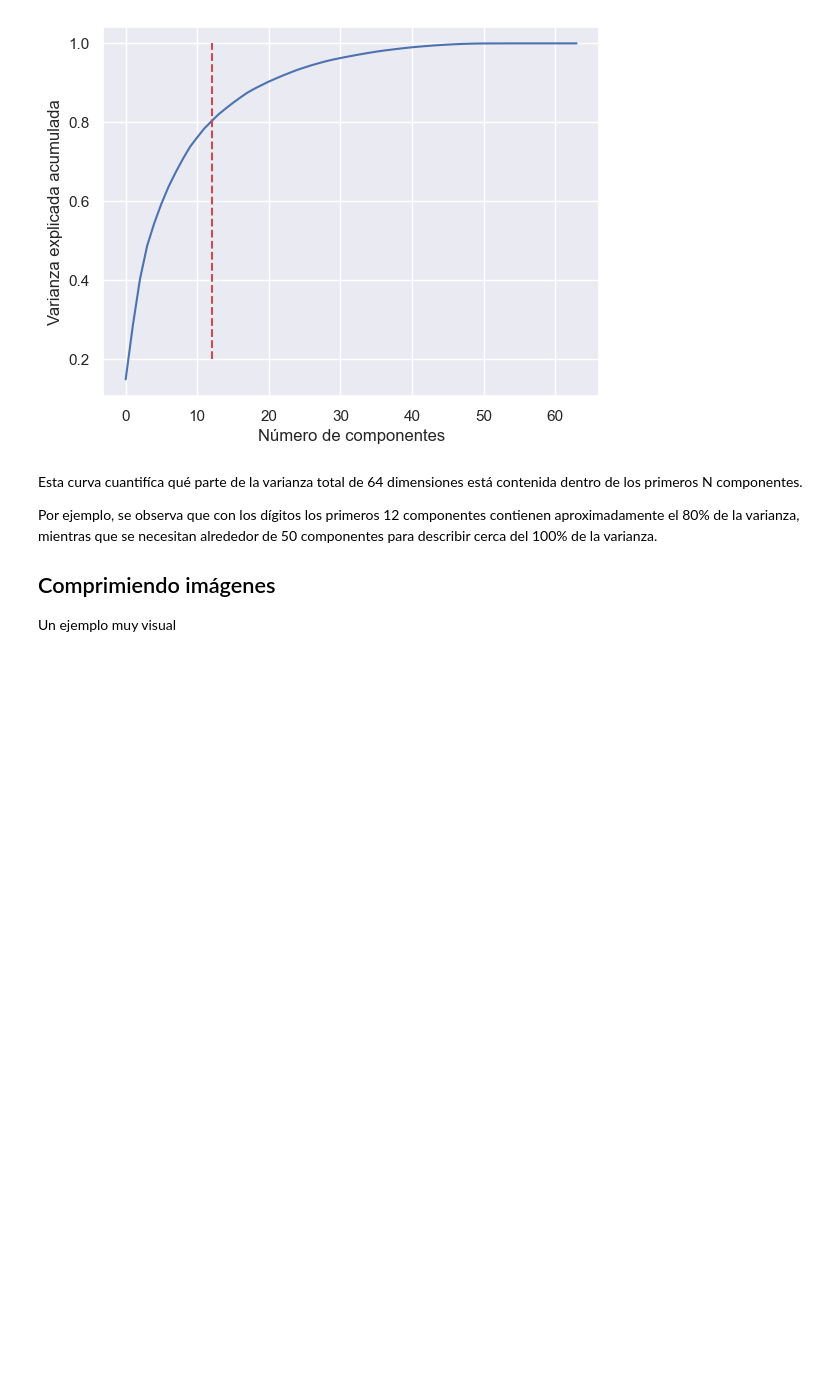
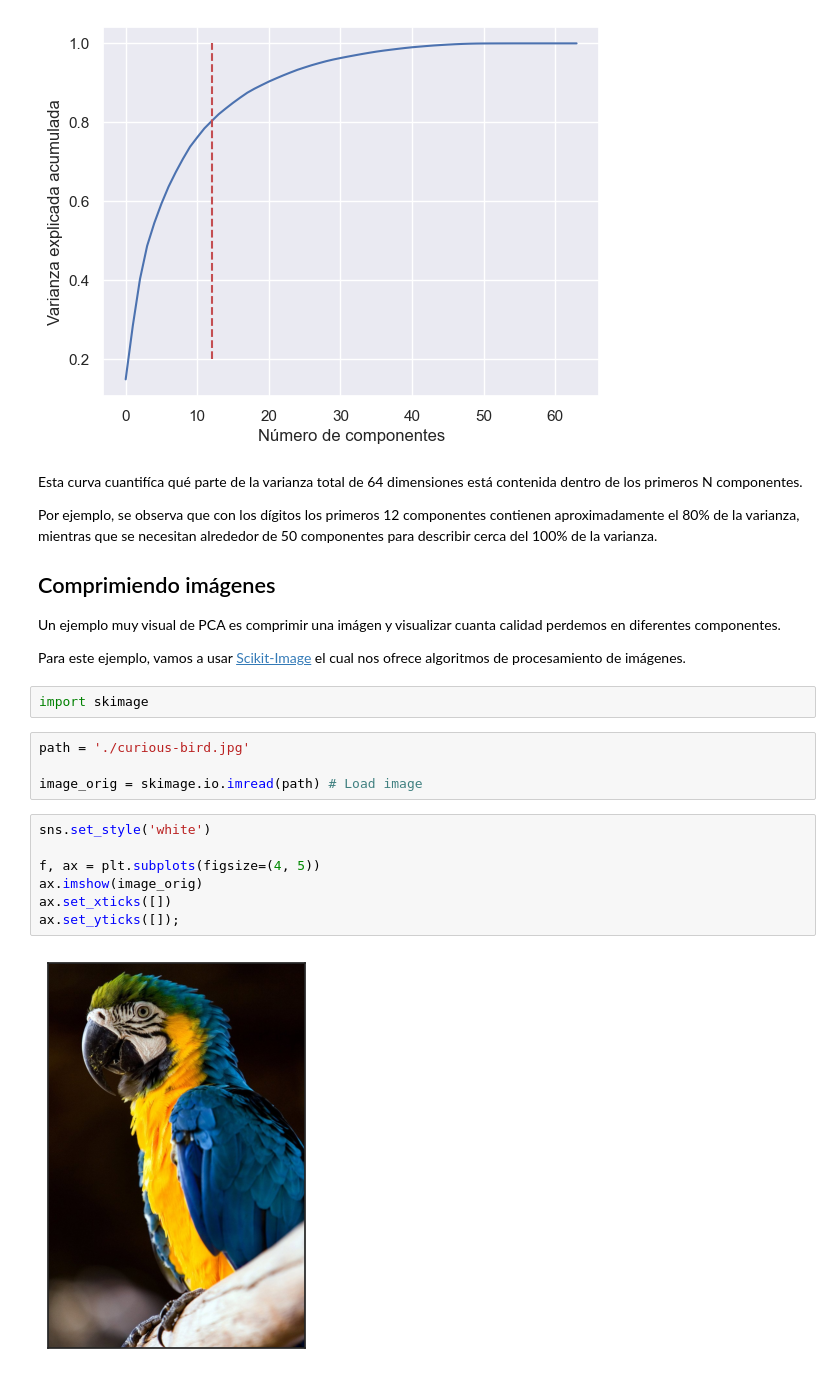
Before and after one commit to jcruz-ferreyra/aprMaqI_CEIA, a Jupyter notebook: clase6/jupyter_notebooks/pca.ipynb, the cells around one changed output. Drawn from its saved outputs; the diff is of its cells as text; blank space fills up the shorter version.

```diff
--- a/clase6/jupyter_notebooks/pca.ipynb
+++ b/clase6/jupyter_notebooks/pca.ipynb
@@ -230,4 +227,21 @@ Por ejemplo, se observa que con los dígitos los primeros 12 componentes contien
 
 ## Comprimiendo imágenes
 
-Un ejemplo muy visual
+Un ejemplo muy visual de PCA es comprimir una imágen y visualizar cuanta calidad perdemos en diferentes componentes.
+
+Para este ejemplo, vamos a usar [Scikit-Image](https://scikit-image.org/) el cual nos ofrece algoritmos de procesamiento de imágenes.
+# %%
+import skimage
+# %%
+path = './curious-bird.jpg'
+
+image_orig = skimage.io.imread(path) # Load image
+# %%
+sns.set_style('white')
+
+f, ax = plt.subplots(figsize=(4, 5))
+ax.imshow(image_orig)
+ax.set_xticks([])
+ax.set_yticks([]);
+# %% [output]
+[figure, added]
```
Also changed, not shown: parts of 15 cells of this notebook, 1 other file.
